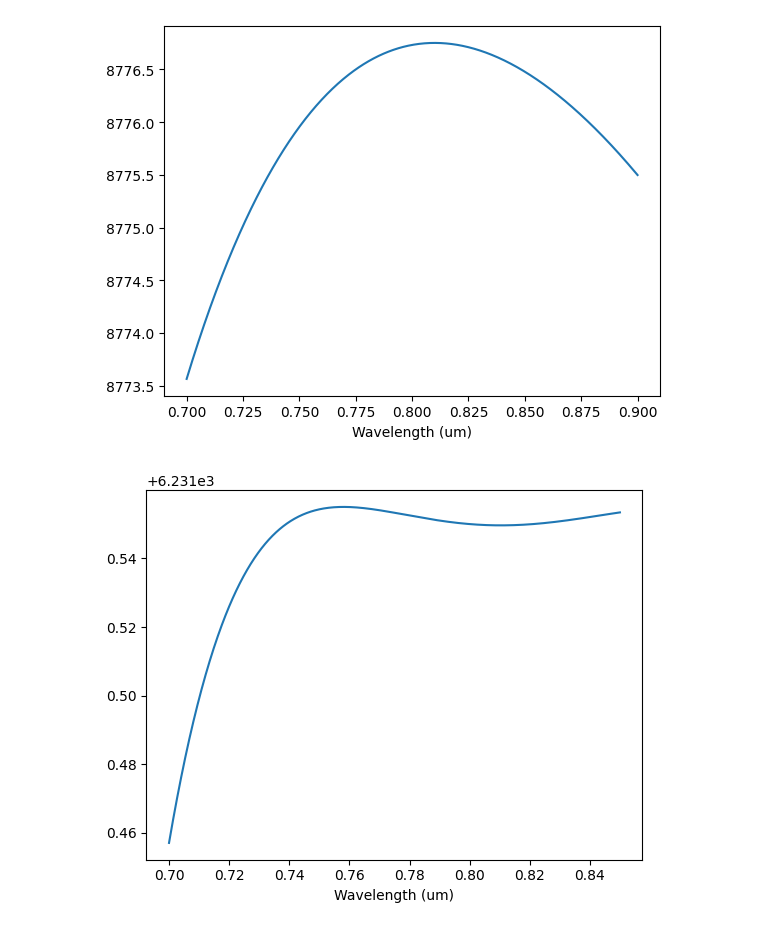
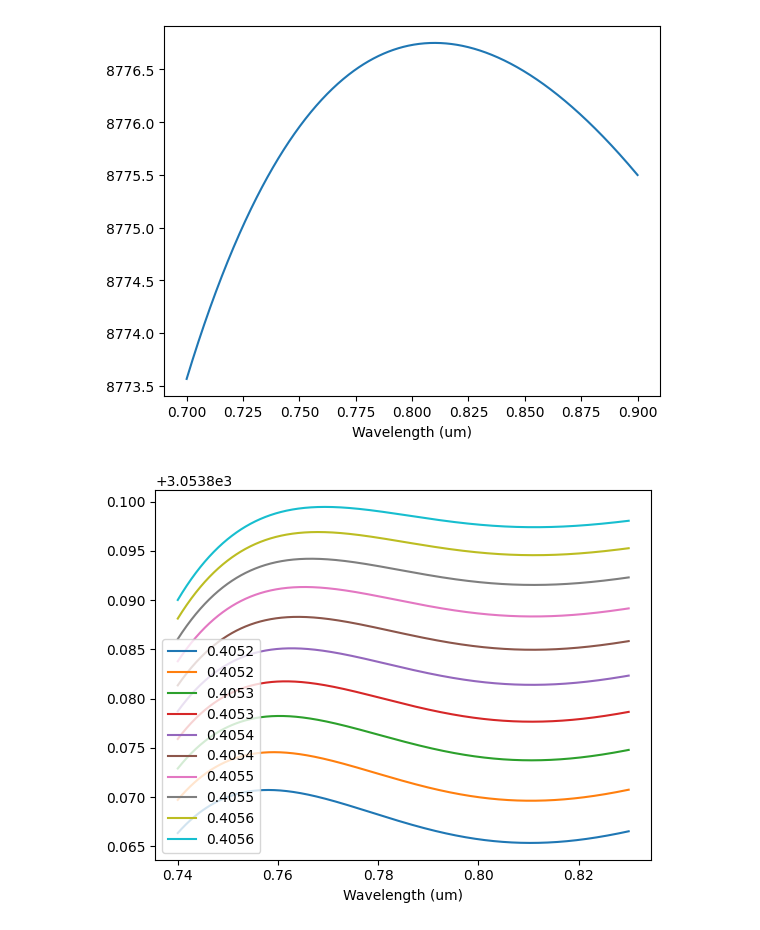
Before and after one commit to josephniblo/walkoff-source, a Jupyter notebook: notebook-2.ipynb, the cells around one changed output. Drawn from its saved outputs; the diff is of its cells as text; code cells hidden in the pictures.

Commit message:
Fix phase calculation and add optimiser

```diff
--- a/notebook-2.ipynb
+++ b/notebook-2.ipynb
@@ -201,8 +201,8 @@ plt.show()
 # %% [output]
 [figure]
 # %%
-for pump_wavelength in np.linspace(0.4052, 0.4058, 1):
-    wavelength = np.linspace(0.7, 0.85, 1000)
+for pump_wavelength in np.linspace(0.4052, 0.4056, 10):
+    wavelength = np.linspace(0.74, 0.83, 1000)
     n_o_1 = bbo_sellmeier_n(wavelength, "o")
     n_eff_1 = bbo_sellmeier_n_eff(wavelength)
     phase_1 = 2 * np.pi * (n_o_1 - n_eff_1) / wavelength * 13.7e3
@@ -214,34 +214,41 @@ for pump_wavelength in np.linspace(0.4052, 0.4058, 1):
     phase_2 = 2 * np.pi * (n_o_2 - n_eff_2) / s_wavelength * 13.7e3
 
     n_o_yvo_i = yvo_sellmeier_n(wavelength, "o")
     n_e_yvo_i = yvo_sellmeier_n(wavelength, "e")
 
     n_o_yvo_s = yvo_sellmeier_n(s_wavelength, "o")
     n_e_yvo_s = yvo_sellmeier_n(s_wavelength, "e")
 
     n_o_yvo_p = yvo_sellmeier_n(pump_wavelength, "o")
     n_e_yvo_p = yvo_sellmeier_n(pump_wavelength, "e")
 
     pre_compensation_phase = (
         2 * np.pi * (n_o_yvo_p - n_e_yvo_p) / pump_wavelength
-    ) * 0.780e3 # 0.78e3
+    ) * 1.56e3 # 0.78e3
 
     post_compensation_phase = (
         2
         * np.pi
         * (
             n_o_yvo_i / wavelength
             + n_o_yvo_s / s_wavelength
             - n_e_yvo_i / wavelength
             - n_e_yvo_s / s_wavelength
         )
     ) * 0.78e3 # 0.97e3
 
-    total_phase = (phase_1 + phase_2 + pre_compensation_phase + post_compensation_phase)
+    n_o_p = bbo_sellmeier_n(pump_wavelength, "o")
+    n_eff_p = bbo_sellmeier_n_eff(pump_wavelength)
+    pump_phase = 2 * np.pi * (n_o_p - n_eff_p) / pump_wavelength * 13e3
+
+    pump_phase = 2 * np.pi * (n_o_yvo_p - n_e_yvo_p) / pump_wavelength
+
+    total_phase = (phase_1 + phase_2 + pre_compensation_phase + post_compensation_phase + pump_phase)
 
 
-    plt.plot(wavelength, total_phase)
+    plt.plot(wavelength, total_phase, label=f"{pump_wavelength:.4f}")
     plt.xlabel("Wavelength (um)")
+plt.legend()
 plt.show()
 # %% [output]
-[figure, old version]
+[figure, new version]
```
Also changed, not shown: parts of 9 cells of this notebook, 2 other files.
